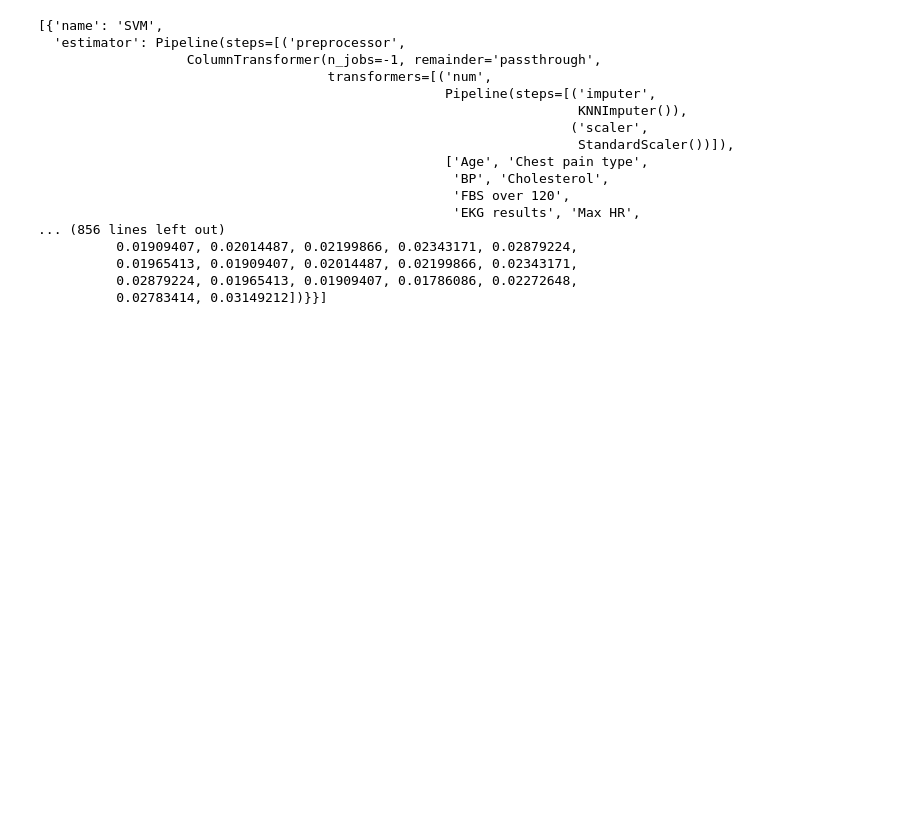
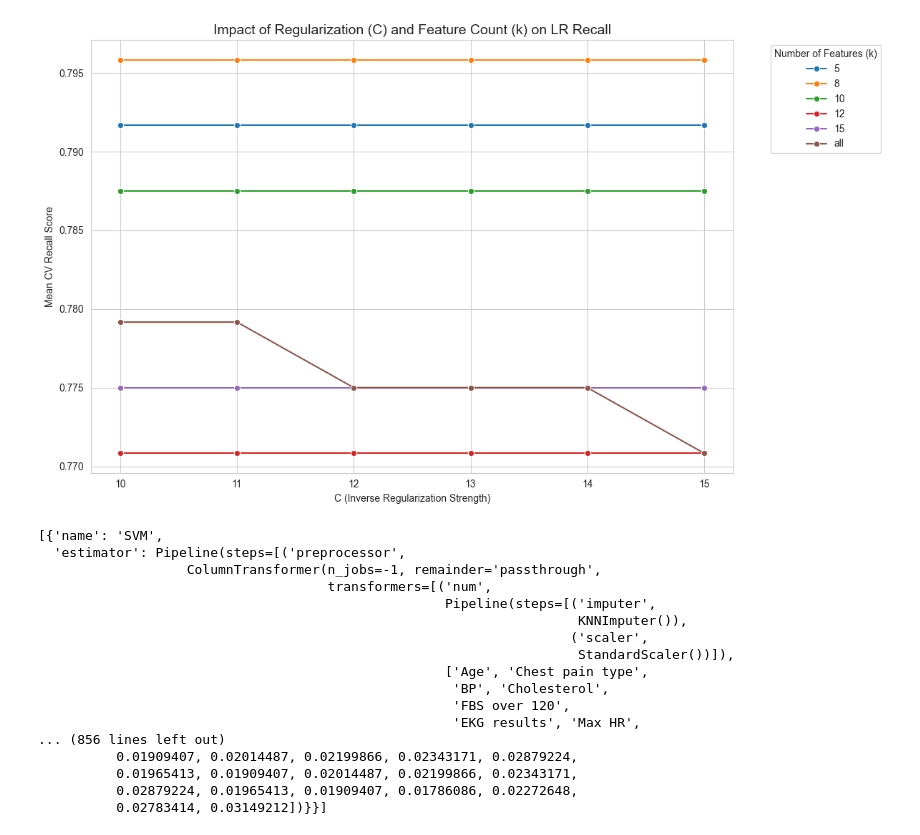
Before and after one commit to ahmadsherif2910/heart-disease-shrimp-tank, a Jupyter notebook: pipeline.ipynb, the cells around one changed output. Saved outputs shown, nothing was run; the diff lists cells and outputs as text; code cells hidden in the pictures; blank space fills up the shorter version.

```diff
--- a/pipeline.ipynb
+++ b/pipeline.ipynb
@@ -158,7 +164,7 @@ model_configs = {
     }
 }
 # %%
-best_per_model = []
+models = []
 cv_strategy = RepeatedStratifiedKFold(n_splits=5, n_repeats=3, random_state=42)
 
 for name, config in model_configs.items():
@@ -169,16 +175,16 @@ for name, config in model_configs.items():
     search = GridSearchCV(pipeline, config['params'], cv=cv_strategy, scoring='recall', n_jobs=-1,return_train_score=True)
     search.fit(X_train, y_train)
 
-    best_per_model.append({
+    models.append({
         'name': name,
         'estimator': search.best_estimator_,
-        'val_score': search.best_score_,
+        'score': search.best_score_,
         'cv_results': search.cv_results_
     })
 
-champion = max(best_per_model, key=lambda x: x['val_score'])
-print(f"Tournament Winner: {champion['name']} with score: {champion['val_score']:.4f}")
-champion['estimator']
+best_model = max(models, key=lambda x: x['score'])
+print(f"Best Model: {best_model['name']} with score: {best_model['score']:.4f}")
+best_model['estimator']
 # %% [output]
 Starting tuning for SVM...
 Starting tuning for XGBoost...
@@ -232 +259,21 @@ Model: SVM
+# %%
+lr_results = pd.DataFrame(models[3]['cv_results'])
+
+plt.figure(figsize=(12, 7))
+sns.set_style("whitegrid")
+
+sns.lineplot(data=lr_results,
+             x='param_classifier__C',
+             y='mean_test_score',
+             hue='param_selector__k',
+             marker='o')
+
+plt.title('Impact of Regularization (C) and Feature Count (k) on LR Recall', fontsize=14)
+plt.ylabel('Mean CV Recall Score')
+plt.xlabel('C (Inverse Regularization Strength)')
+plt.legend(title='Number of Features (k)', bbox_to_anchor=(1.05, 1), loc='upper left')
+plt.tight_layout()
+plt.show()
+# %% [output]
+[figure, added]
 # %%
```
Also changed, not shown: parts of 25 cells of this notebook, 1 other file.
